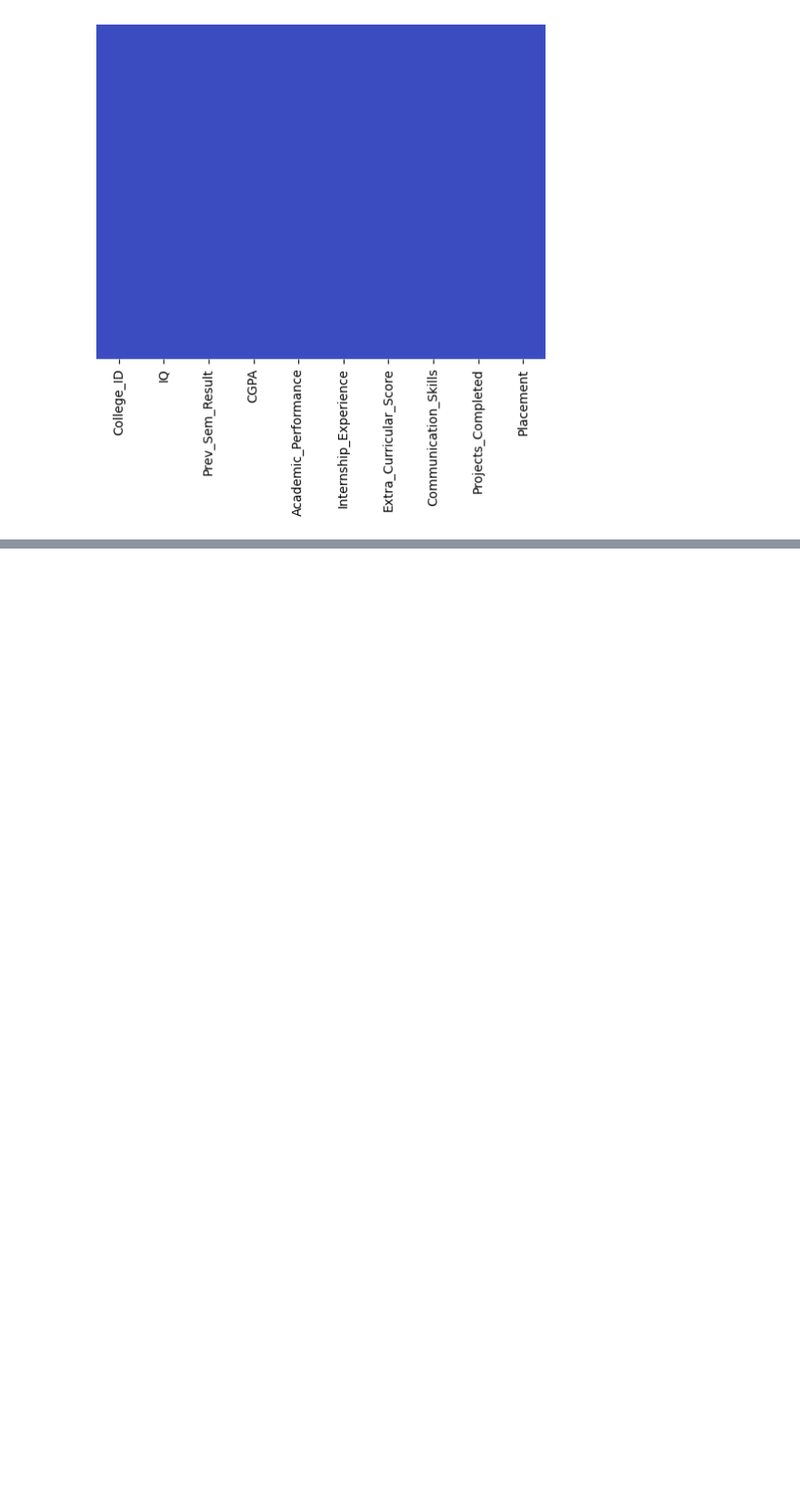
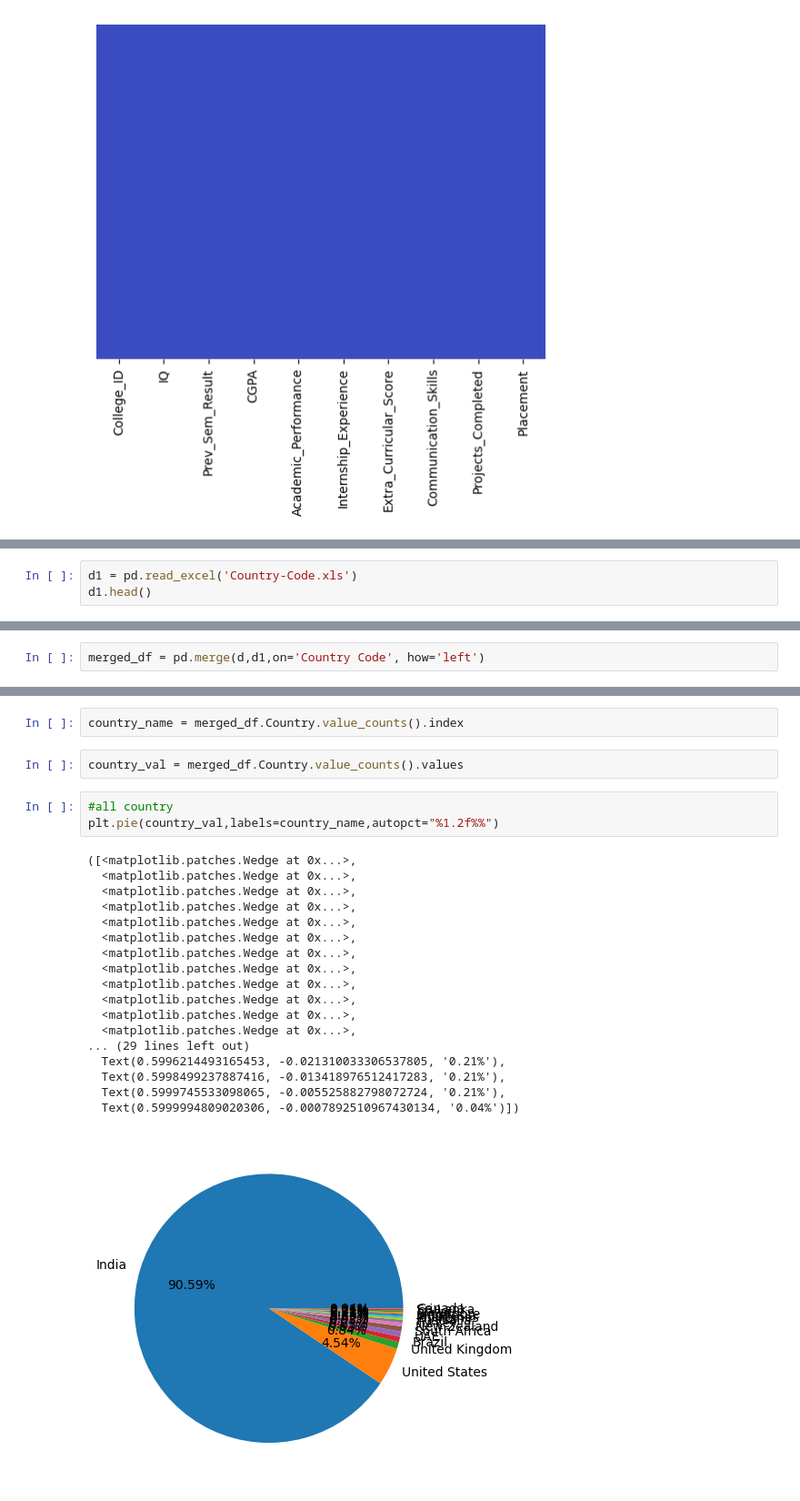
Before and after one commit to Yug-Gabani/college_student_placement, a Jupyter notebook: Untitled-1.ipynb, the cells around one changed output, grey strips where cells are left out. Shown at 91% size. Saved outputs shown, nothing was run; the diff lists cells and outputs as text; blank space fills up the shorter version.

```diff
--- a/Untitled-1.ipynb
+++ b/Untitled-1.ipynb
@@ -112,0 +139,3 @@ FileNotFoundError: [Errno 2] No such file or directory: 'crypto_historical_365da
+# %%
+d1 = pd.read_excel('Country-Code.xls')
+d1.head()
@@ -112,0 +149,2 @@ FileNotFoundError: [Errno 2] No such file or directory: 'crypto_historical_365da
+# %%
+merged_df = pd.merge(d,d1,on='Country Code', how='left')
@@ -112,0 +217,26 @@ FileNotFoundError: [Errno 2] No such file or directory: 'crypto_historical_365da
+# %%
+country_name = merged_df.Country.value_counts().index
+# %%
+country_val = merged_df.Country.value_counts().values
+# %%
+#all country
+plt.pie(country_val,labels=country_name,autopct="%1.2f%%")
+# %% [output]
+([<matplotlib.patches.Wedge at 0x...>,
+  <matplotlib.patches.Wedge at 0x...>,
+  <matplotlib.patches.Wedge at 0x...>,
+  <matplotlib.patches.Wedge at 0x...>,
+  <matplotlib.patches.Wedge at 0x...>,
+  <matplotlib.patches.Wedge at 0x...>,
+  <matplotlib.patches.Wedge at 0x...>,
+  <matplotlib.patches.Wedge at 0x...>,
+  <matplotlib.patches.Wedge at 0x...>,
+  <matplotlib.patches.Wedge at 0x...>,
+  <matplotlib.patches.Wedge at 0x...>,
+  <matplotlib.patches.Wedge at 0x...>,
+... (29 lines left out)
+  Text(0.5996214493165453, -0.021310033306537805, '0.21%'),
+  Text(0.5998499237887416, -0.013418976512417283, '0.21%'),
+  Text(0.5999745533098065, -0.005525882798072724, '0.21%'),
+  Text(0.5999994809020306, -0.0007892510967430134, '0.04%')])
+[figure, added]
```
Also changed, not shown: parts of 15 cells of this notebook.
